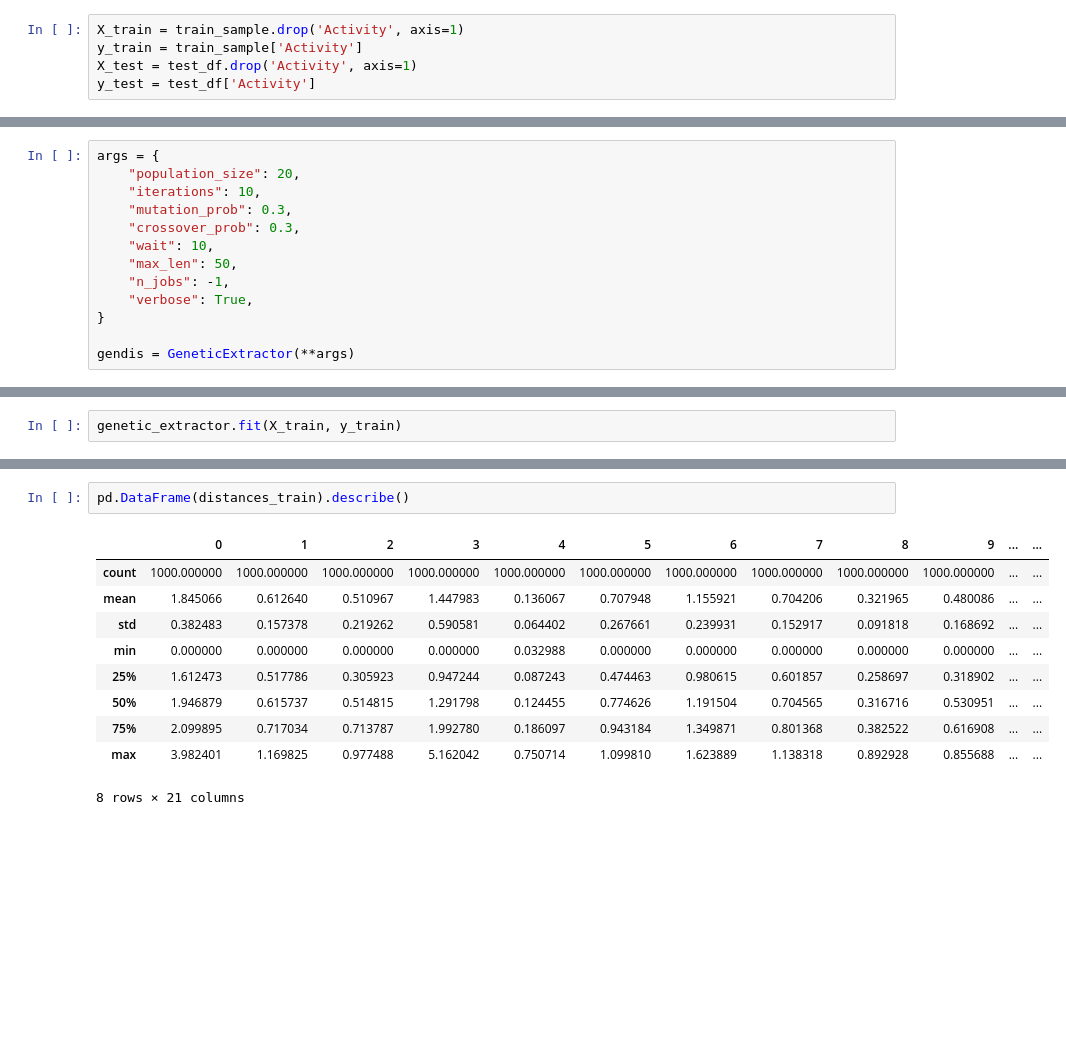
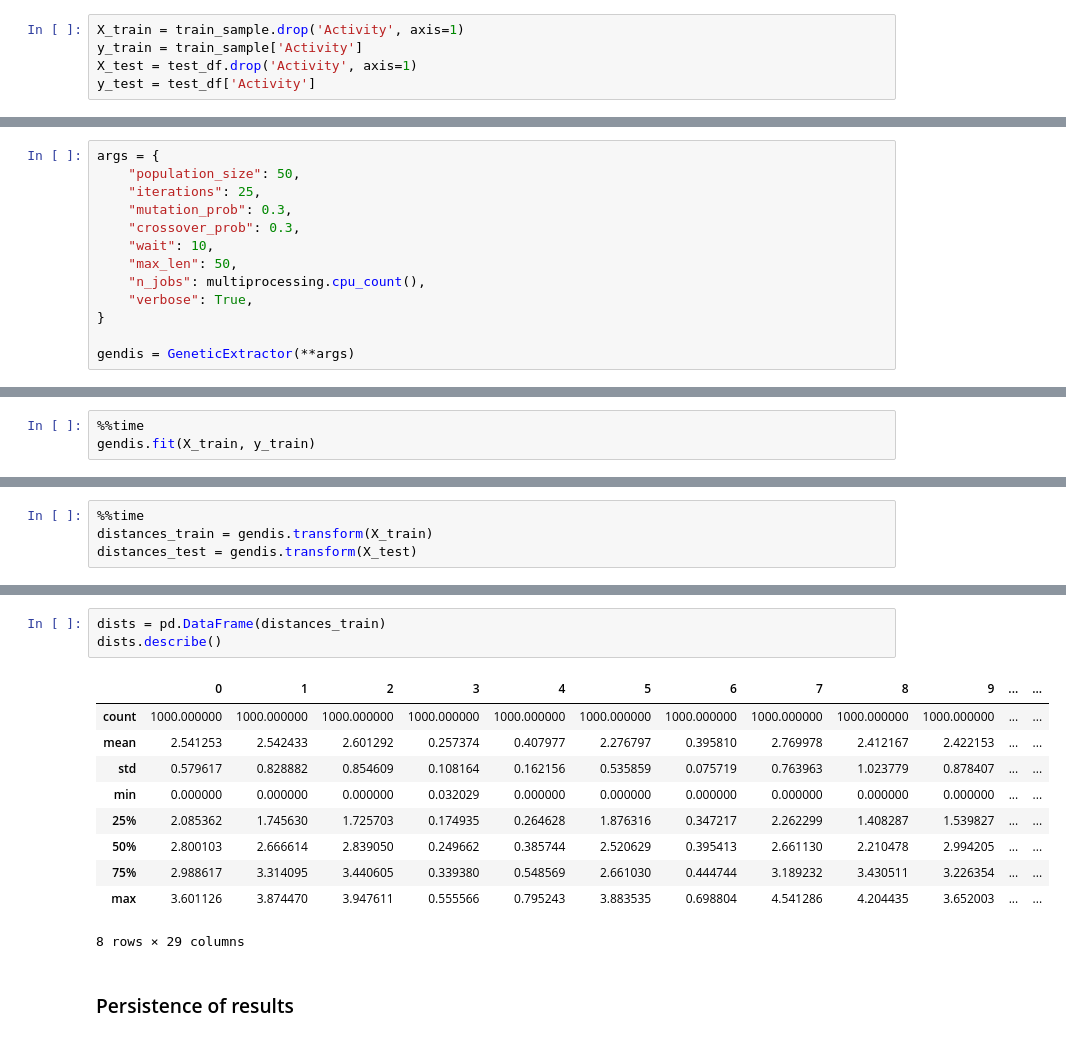
Before and after one commit to samirsaliba/shapelet-slice-discovery, a Jupyter notebook: gendis/experiments/POC.ipynb, the cells around one changed output, grey strips where cells are left out. Drawn from its saved outputs; the diff is of its cells as text; blank space fills up the shorter version.

Commit message:
Add persistence of results and other in POC notebook

```diff
--- a/gendis/experiments/POC.ipynb
+++ b/gendis/experiments/POC.ipynb
@@ -62,12 +67,12 @@ class GeneticExtractor(sklearn.base.BaseEstimator, sklearn.base.TransformerMixin
 # %%
 args = {
-    "population_size": 20,
-    "iterations": 10,
+    "population_size": 50,
+    "iterations": 25,
     "mutation_prob": 0.3,
     "crossover_prob": 0.3,
     "wait": 10,
     "max_len": 50,
-    "n_jobs": -1,
+    "n_jobs": multiprocessing.cpu_count(),
     "verbose": True,
 }
 
@@ -95,4 +100,5 @@ gendis.__dict__
 # %%
-genetic_extractor.fit(X_train, y_train)
+%%time
+gendis.fit(X_train, y_train)
 # %% [output]
 it              avg             std             max             time
@@ -106,0 +121,4 @@ distances_test = genetic_extractor.transform(X_test)
+# %%
+%%time
+distances_train = gendis.transform(X_train)
+distances_test = gendis.transform(X_test)
@@ -141,13 +164,16 @@ plt.plot(genetic_extractor.shapelets[0])
 # %%
-pd.DataFrame(distances_train).describe()
+dists = pd.DataFrame(distances_train)
+dists.describe()
 # %% [output]
 |  | 0 | 1 | 2 | 3 | 4 | 5 | 6 | 7 | 8 | 9 | ... | ... |
 | count | 1000.000000 | 1000.000000 | 1000.000000 | 1000.000000 | 1000.000000 | 1000.000000 | 1000.000000 | 1000.000000 | 1000.000000 | 1000.000000 | ... | ... |
-| mean | 1.845066 | 0.612640 | 0.510967 | 1.447983 | 0.136067 | 0.707948 | 1.155921 | 0.704206 | 0.321965 | 0.480086 | ... | ... |
-| std | 0.382483 | 0.157378 | 0.219262 | 0.590581 | 0.064402 | 0.267661 | 0.239931 | 0.152917 | 0.091818 | 0.168692 | ... | ... |
-| min | 0.000000 | 0.000000 | 0.000000 | 0.000000 | 0.032988 | 0.000000 | 0.000000 | 0.000000 | 0.000000 | 0.000000 | ... | ... |
-| 25% | 1.612473 | 0.517786 | 0.305923 | 0.947244 | 0.087243 | 0.474463 | 0.980615 | 0.601857 | 0.258697 | 0.318902 | ... | ... |
-| 50% | 1.946879 | 0.615737 | 0.514815 | 1.291798 | 0.124455 | 0.774626 | 1.191504 | 0.704565 | 0.316716 | 0.530951 | ... | ... |
-| 75% | 2.099895 | 0.717034 | 0.713787 | 1.992780 | 0.186097 | 0.943184 | 1.349871 | 0.801368 | 0.382522 | 0.616908 | ... | ... |
-| max | 3.982401 | 1.169825 | 0.977488 | 5.162042 | 0.750714 | 1.099810 | 1.623889 | 1.138318 | 0.892928 | 0.855688 | ... | ... |
+| mean | 2.541253 | 2.542433 | 2.601292 | 0.257374 | 0.407977 | 2.276797 | 0.395810 | 2.769978 | 2.412167 | 2.422153 | ... | ... |
+| std | 0.579617 | 0.828882 | 0.854609 | 0.108164 | 0.162156 | 0.535859 | 0.075719 | 0.763963 | 1.023779 | 0.878407 | ... | ... |
+| min | 0.000000 | 0.000000 | 0.000000 | 0.032029 | 0.000000 | 0.000000 | 0.000000 | 0.000000 | 0.000000 | 0.000000 | ... | ... |
+| 25% | 2.085362 | 1.745630 | 1.725703 | 0.174935 | 0.264628 | 1.876316 | 0.347217 | 2.262299 | 1.408287 | 1.539827 | ... | ... |
+| 50% | 2.800103 | 2.666614 | 2.839050 | 0.249662 | 0.385744 | 2.520629 | 0.395413 | 2.661130 | 2.210478 | 2.994205 | ... | ... |
+| 75% | 2.988617 | 3.314095 | 3.440605 | 0.339380 | 0.548569 | 2.661030 | 0.444744 | 3.189232 | 3.430511 | 3.226354 | ... | ... |
+| max | 3.601126 | 3.874470 | 3.947611 | 0.555566 | 0.795243 | 3.883535 | 0.698804 | 4.541286 | 4.204435 | 3.652003 | ... | ... |
-8 rows × 21 columns
+8 rows × 29 columns
+# %% [markdown]
+### Persistence of results
```
Also changed, not shown: parts of 17 cells of this notebook, 1 other file.
